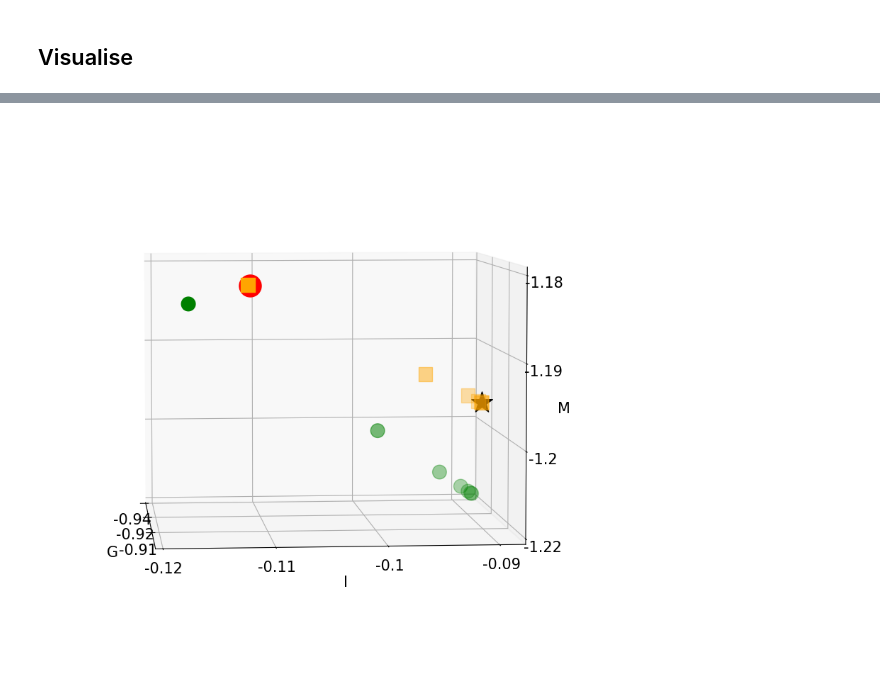
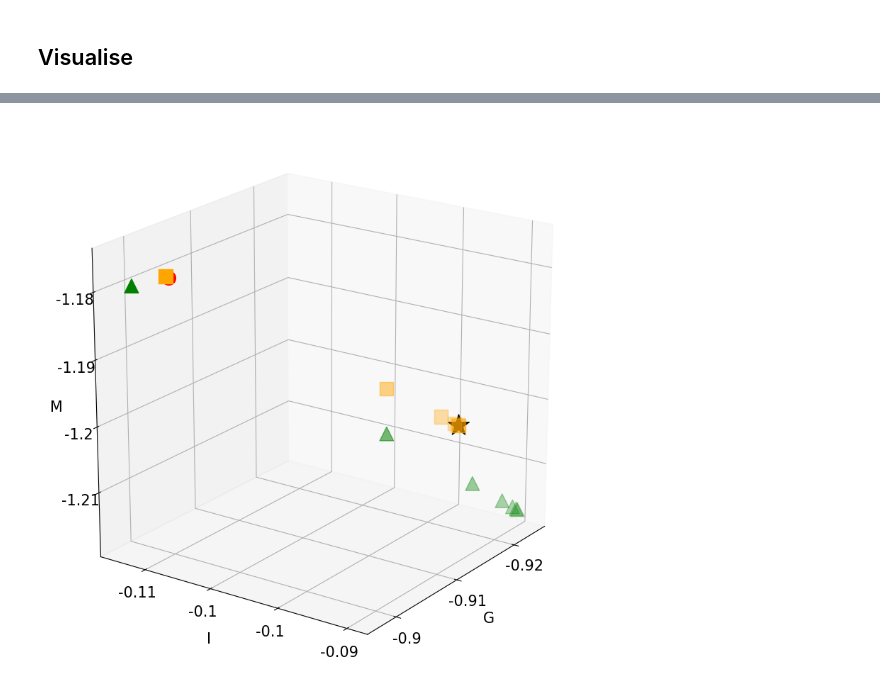
Before and after one commit to theovincent/PBO, a Jupyter notebook: experiments/lqr/plots.ipynb, the cells around one changed output, grey strips where cells are left out. Cells and saved outputs as stored; diff of their text form; code cells hidden in the pictures.

```diff
--- a/experiments/lqr/plots.ipynb
+++ b/experiments/lqr/plots.ipynb
@@ -264,33 +260,34 @@ _ = plt.savefig(f"figures/{experiment_name}/visu_3D_{max_bellman_iterations}.pdf
 # %%
 import matplotlib.pyplot as plt
 
 plt.rc("font", size=15)
 
 fig = plt.figure(figsize=(10, 10))
 ax = fig.add_subplot(111, projection="3d")
 
 start_iteration = max_bellman_iterations
 
 if show_pbo_linear:
     ax.scatter(pbo_linear_w[0, start_iteration:, 0], pbo_linear_w[0, start_iteration:, 1], pbo_linear_w[0, start_iteration:, 2], label='linear PBO', color="blue", s=200, zorder=4)
 if show_pbo_custom_linear:
     ax.scatter(pbo_custom_linear_w[0, start_iteration:, 0], pbo_custom_linear_w[0, start_iteration:, 1], pbo_custom_linear_w[0, start_iteration:, 2], label='PQI with LQR prior', color="orange", s=200, zorder=5, marker="s")
 if show_pbo_deep:
-    ax.scatter(pbo_deep_w[0, start_iteration:, 0], pbo_deep_w[0, start_iteration:, 1], pbo_deep_w[0, start_iteration:, 2], label='PQI', color="green", s=200, zorder=5)
+    ax.scatter(pbo_deep_w[0, start_iteration:, 0], pbo_deep_w[0, start_iteration:, 1], pbo_deep_w[0, start_iteration:, 2], label='PQI', color="green", s=200, zorder=5, marker="^")
 if show_fqi:
-    ax.scatter(fqi_w[0, start_iteration:, 0], fqi_w[0, start_iteration:, 1], fqi_w[0, start_iteration:, 2], label='FQI', color="red", s=500, zorder=2)
+    ax.scatter(fqi_w[0, start_iteration:, 0], fqi_w[0, start_iteration:, 1], fqi_w[0, start_iteration:, 2], label='FQI', color="red", s=200, zorder=2)
 # ax.scatter(lspi_w[0, start_iteration:, 0], lspi_w[0, start_iteration:, 1], lspi_w[0, start_iteration:, 2], label='LSPI', color="purple", s=np.linspace(600, 60, max_bellman_iterations+ 1), zorder=3)
 # ax.scatter(pbo_optimal_w[:, 0], pbo_optimal_w[:, 1], pbo_optimal_w[:, 2], label='PBO', color="black", s=np.linspace(100, 10, max_bellman_iterations_validation + 1), zorder=1)
 ax.scatter(optimal_w[0], optimal_w[1], optimal_w[2], label='optimal parameters', color="black", marker="*", s=500, zorder=0)
 
 # plt.legend(bbox_to_anchor=(0.37, 0.6))
-ax.view_init(5, 355)
+ax.view_init(20, 35)
 ax.set_xlabel("G", labelpad=10)
-ax.set_xticks(np.linspace(-0.94, -0.91, 3), labels=np.around(np.linspace(-0.94, -0.91, 3), 2))
+ax.set_xticks(np.linspace(-0.92, -0.90, 3), labels=np.around(np.linspace(-0.92, -0.90, 3), 2))
 ax.set_ylabel("I", labelpad=10)
-ax.set_yticks(np.linspace(-0.115, -0.09, 4), labels=np.around(np.linspace(-0.115, -0.09, 4), 2))
+ax.set_yticks(np.linspace(-0.11, -0.09, 4), labels=np.around(np.linspace(-0.11, -0.09, 4), 2))
 ax.set_zlabel("M")
-ax.set_zticks(np.linspace(-1.22, -1.175, 4), labels=np.around(np.linspace(-1.22, -1.175, 4), 2))
+ax.set_zticks(np.linspace(-1.21, -1.18, 4), labels=np.around(np.linspace(-1.21, -1.18, 4), 2))
+ax.set_box_aspect([1, 1, 1])
 _ = plt.savefig(f"figures/{experiment_name}/visu_3D_zoom_{max_bellman_iterations}.pdf", bbox_inches='tight')
 # %% [output]
-[figure, old version]
+[figure, new version]
```
Also changed, not shown: parts of 5 cells of this notebook, 5 other files.
